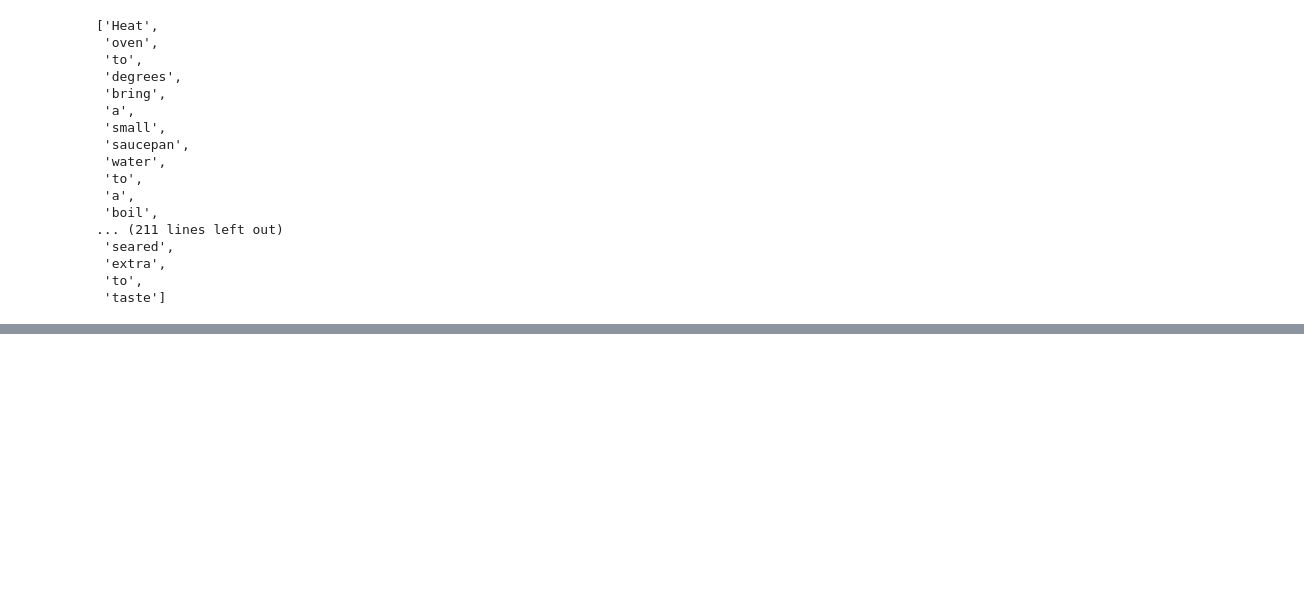
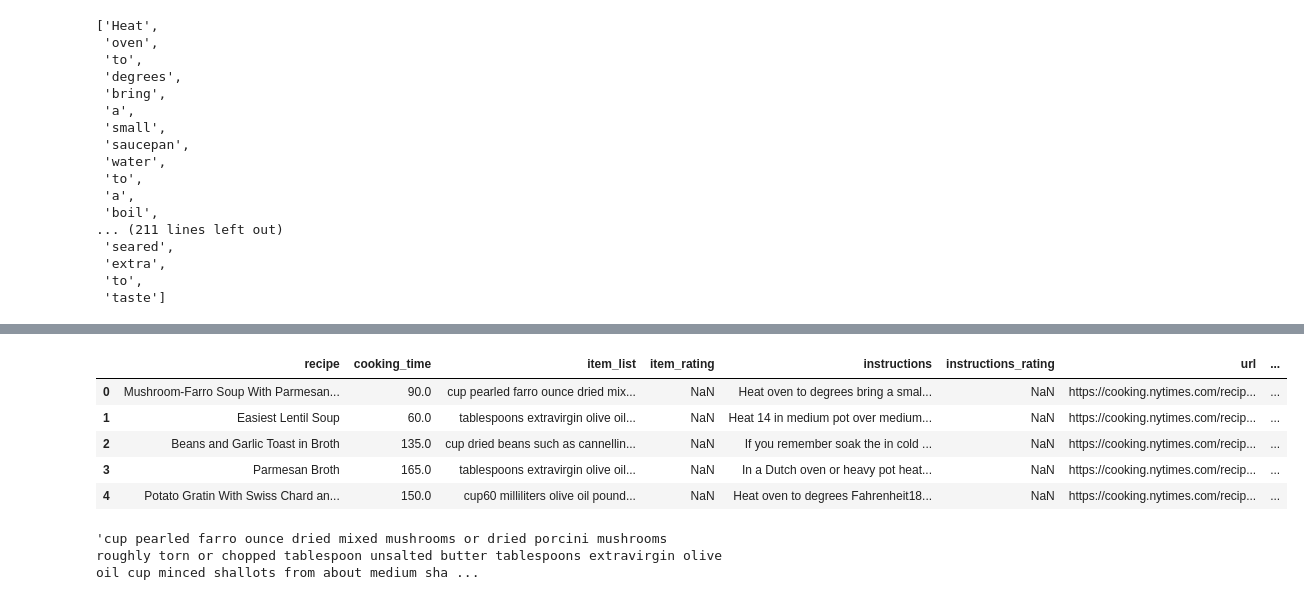
Before and after one commit to max-miller/apocalypse_cooking, a Jupyter notebook: data_prep_and_modeling.ipynb, the cells around one changed output, grey strips where cells are left out. Saved outputs shown, nothing was run; the diff lists cells and outputs as text; code cells hidden in the pictures; blank space fills up the shorter version.

Commit message:
Starting exploratory modeling, may get more labeled data in, however, so preliminary and just to get a feel

```diff
--- a/data_prep_and_modeling.ipynb
+++ b/data_prep_and_modeling.ipynb
@@ -293,0 +314,39 @@ instructions_bag(items_list,recipe_list)
+# %%
+def data_processing(data_df):
+    times = [simple_time_translater(x) for x in data_df['cooking_time']]
+    data_df['cooking_time'] = times
+
+    ingredient_lengths = []
+    ingredients = []
+    instruction_lengths = []
+    instructions = []
+    for n in range(0,len(data_df)):
+        ingredients_list_form = eval(data_df.iloc[n]['item_list'])
+        ingredient_lengths.append(len(ingredients_list_form))
+        ingredients_bag = de_numberfy(ingredients_list_form)
+        ingredients.append(' '.join(ingredients_bag))
+
+        instructions_list_form = eval(data_df.iloc[n]['instructions'])
+        instruction_lengths.append(len(instructions_list_form))
+        instructions.append(' '.join(instructions_bag(ingredients_list_form,instructions_list_form)))
+
+    data_df['item_list'] = ingredients
+    data_df['instructions'] = instructions
+    data_df['item_lengths'] = ingredient_lengths
+    data_df['instructions_lengths'] = instruction_lengths
+    return data_df
+# %%
+df = data_processing(df)
+# %%
+df.head()
+# %% [output]
+|  | recipe | cooking_time | item_list | item_rating | instructions | instructions_rating | url | ... |
+| 0 | Mushroom-Farro Soup With Parmesan... | 90.0 | cup pearled farro ounce dried mix... | NaN | Heat oven to degrees bring a smal... | NaN | https://cooking.nytimes.com/recip... | ... |
+| 1 | Easiest Lentil Soup | 60.0 | tablespoons extravirgin olive oil... | NaN | Heat 14 in medium pot over medium... | NaN | https://cooking.nytimes.com/recip... | ... |
+| 2 | Beans and Garlic Toast in Broth | 135.0 | cup dried beans such as cannellin... | NaN | If you remember soak the in cold ... | NaN | https://cooking.nytimes.com/recip... | ... |
+| 3 | Parmesan Broth | 165.0 | tablespoons extravirgin olive oil... | NaN | In a Dutch oven or heavy pot heat... | NaN | https://cooking.nytimes.com/recip... | ... |
+| 4 | Potato Gratin With Swiss Chard an... | 150.0 | cup60 milliliters olive oil pound... | NaN | Heat oven to degrees Fahrenheit18... | NaN | https://cooking.nytimes.com/recip... | ... |
+# %%
+df.iloc[0]['item_list']
+# %% [output]
+'cup pearled farro ounce dried mixed mushrooms or dried porcini mushrooms roughly torn or chopped tablespoon unsalted butter tablespoons extravirgin olive oil cup minced shallots from about medium sha ...
```
Also changed, not shown: parts of 21 cells of this notebook, 1 other file.
